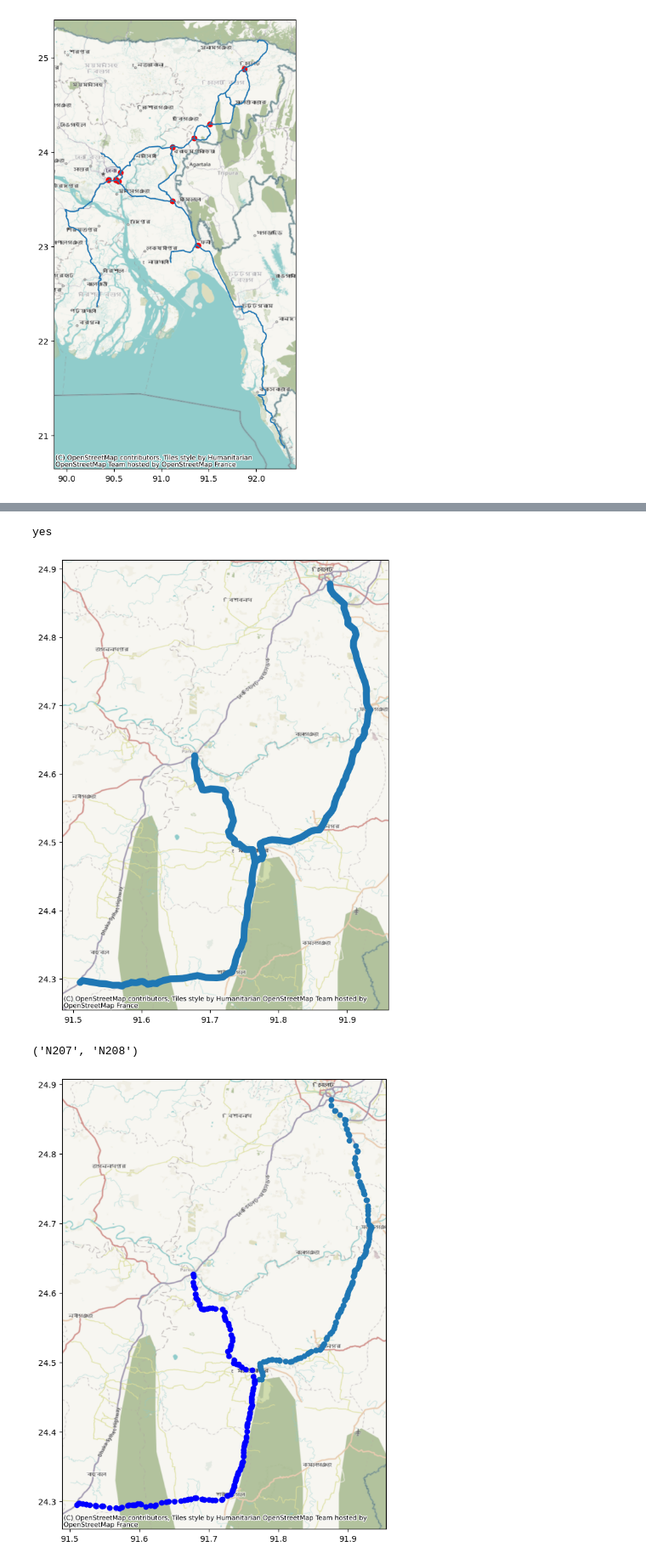
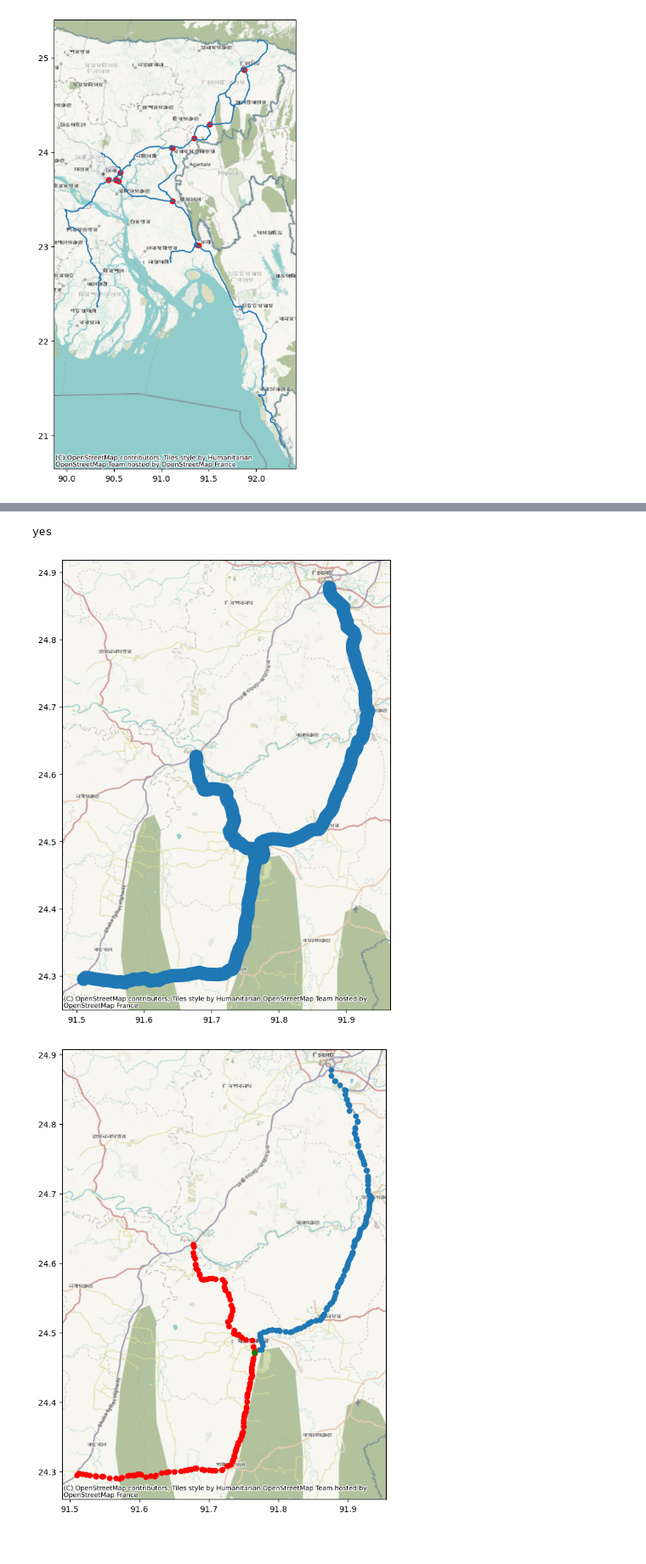
Before and after one commit to mlmoleman/EPA133a-G07-A3, a Jupyter notebook: model/Intersections_roads.ipynb, the cells around one changed output, grey strips where cells are left out. Shown at 85% size. Drawn from its saved outputs; the diff is of its cells as text; code cells hidden in the pictures.

Commit message:
Addes intersection code

```diff
--- a/model/Intersections_roads.ipynb
+++ b/model/Intersections_roads.ipynb
@@ -35,7 +36,7 @@ for road_name in road_names_N1:
             line =LineString(bridges_road["geometry"])
             line_transformed = sp_ops.transform(transformer.transform ,line).length
             if line_transformed > 25000:
-                line_dict[road_name] =buffer(LineString(bridges_road["geometry"]),0.005)
+                line_dict[road_name] =buffer(LineString(bridges_road["geometry"]),0.01)
                 line_dict_test[road_name] =line
 
 gseries =gpd.GeoSeries(line_dict.values(), index=line_dict.keys(), crs=4326)
@@ -97,7 +98,7 @@ df_intersections_main_N2 = process_intersection_data(gdf_N2, intersections_N2)
 df_intersections_main =pd.concat([df_intersections_main_N1,df_intersections_main_N2], axis=0, ignore_index=True)
 df_intersections_main.to_csv(main_folder_path+"\\data\\intersections_main.csv")
 # %%
-df_list = []
+Side_to_N1 = gpd.GeoDataFrame(columns=list(gdf.columns)+["intersec_to"],crs="EPSG:4326")
 for road_name in intersections_N1.index:
     road_gdf = gdf[gdf["road"]==road_name]
     intersect_point_N1 =intersections_N1[road_name]
@@ -108,8 +109,12 @@ for road_name in intersections_N1.index:
         if  dist< min_dist:
             min_dist = dist
             closest_point =road_point_index
-    df_list.append(road_gdf[road_gdf.index == closest_point])
+    series = road_gdf.loc[closest_point]
+    series["intersec_to"]="N1"
+    Side_to_N1.loc[closest_point]=series
 
+
+Side_to_N2 = gpd.GeoDataFrame(columns=list(gdf.columns)+["intersec_to"],crs="EPSG:4326")
 for road_name in intersections_N2.index:
     road_gdf = gdf[gdf["road"]==road_name]
     intersect_point_N2 =intersections_N2[road_name]
@@ -120,9 +125,12 @@ for road_name in intersections_N2.index:
         if  dist< min_dist:
             min_dist = dist
             closest_point =road_point_index
-    df_list.append(road_gdf[road_gdf.index == closest_point])
+    series = road_gdf.loc[closest_point]
+    series["intersec_to"]="N2"
+    Side_to_N2.loc[closest_point]=series
 
-df_intersections_side = pd.concat(df_list, axis=0, ignore_index=True)
+
+df_intersections_side = pd.concat([Side_to_N1,Side_to_N2], axis=0, ignore_index=True)
 df_intersections_side["type"]= "intersection"
 
-df_intersections_side.to_csv(main_folder_path+"\\data\\intersections_side.csv")
+df_intersections_side
@@ -160,19 +175,33 @@ for combiantion in combinations:
         pair = combiantion
 # %% [output]
 yes
-[figure, old version]
+[figure, new version]
-# %%
-pair
-# %% [output]
-('N207', 'N208')
 # %%
 gdf_N208 = gdf[gdf["road"]=="N208"]
-gdf_N8 = gdf[gdf["road"] == "N207"]
+gdf_N207 = gdf[gdf["road"] == "N207"]
+# %%
+gdf_N208_closest_point = gdf_N208.loc[3512]
+gdf_N208_closest_point["intersec_to"]="N207"
 # %%
-print(1)
+
+min_dist = 10000
+
+for N1_index in gdf_N207.index:
+    N1_point = gdf_N207.loc[N1_index, "geometry"]
+    dist = distance(N1_point, gdf_N208_closest_point.loc["geometry"])
+
+    if dist < min_dist:
+        min_dist = dist
+        closest_point = N1_index
+
+gdf_N207_closest_point= gdf_N207.loc[closest_point]
+gdf_N207_closest_point["intersec_to"]="N208"
+
 fig,ax = plt.subplots(1,1,figsize=(10,10))
 gdf_N208.plot(ax=ax)
-gdf_N8.plot(ax=ax,color="blue")
+gdf_N207.plot(ax=ax,color="red")
+gpd.GeoSeries(gdf_N208_closest_point.loc["geometry"],crs="EPSG:4326").plot(ax=ax,color="yellow")
+gpd.GeoSeries(gdf_N207_closest_point.loc["geometry"],crs="EPSG:4326").plot(ax=ax,color="green")
 cx.add_basemap(ax=ax,crs="EPSG:4326")
 # %% [output]
-[figure, old version]
+[figure, new version]
```
Also changed, not shown: parts of 8 cells of this notebook, 3 other files.
